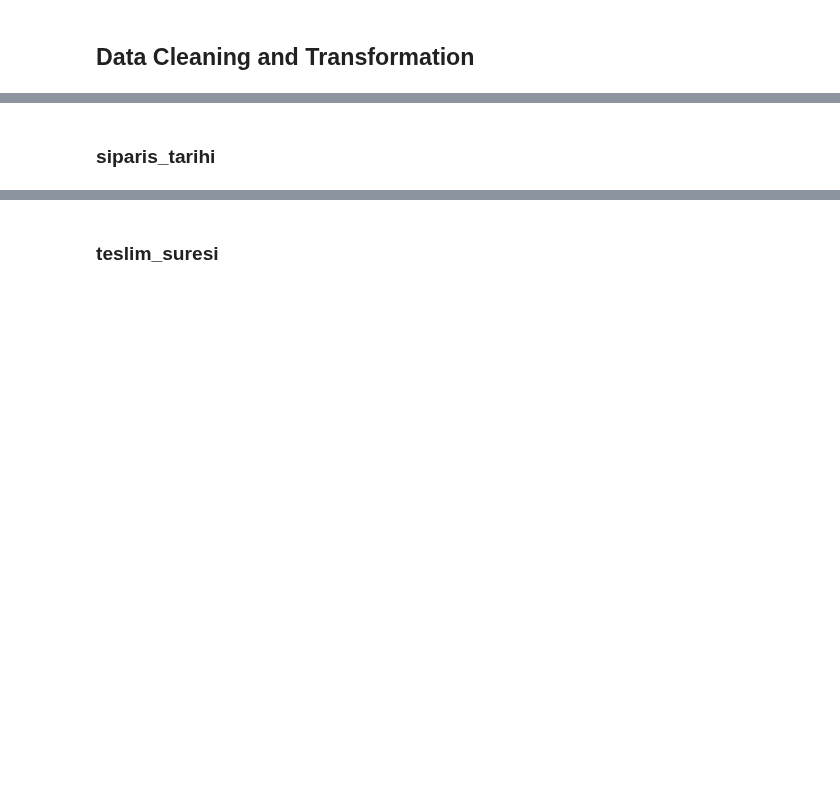
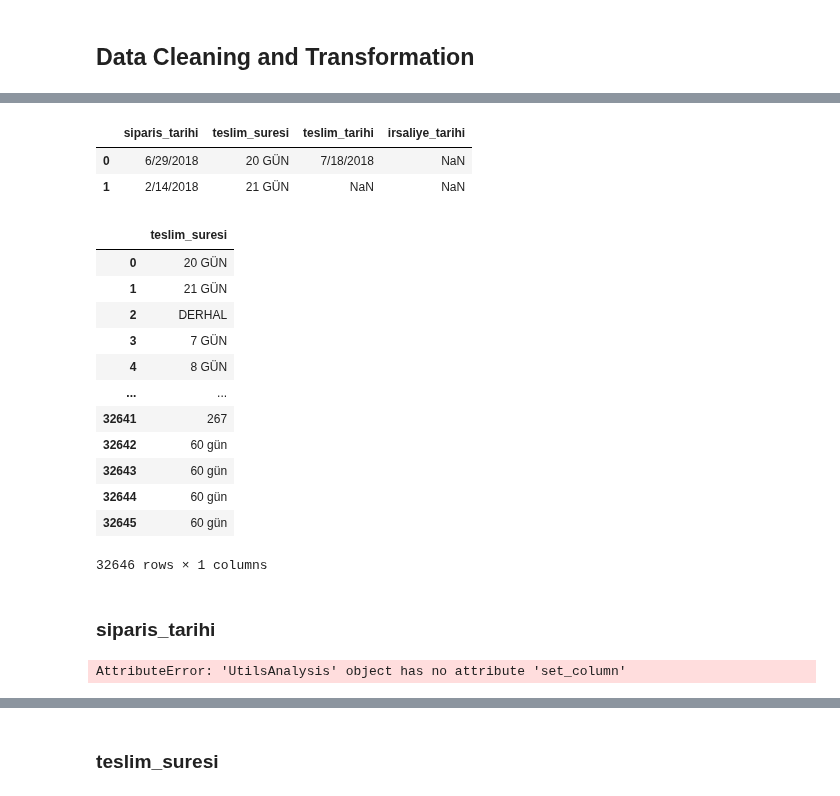
Before and after one commit to Duygu-Jones/LLM_Playground, a Jupyter notebook: 01_EDA/FEATURES/04_Siparis_Teslim_IrsaliyeDate_TeslimSure/Duygu/Duygu_EDA_NOTEBOOK.ipynb, the cells around one changed output, grey strips where cells are left out. Drawn from its saved outputs; the diff is of its cells as text; code cells hidden in the pictures; blank space fills up the shorter version.

```diff
--- a/01_EDA/FEATURES/04_Siparis_Teslim_IrsaliyeDate_TeslimSure/Duygu/Duygu_EDA_NOTEBOOK.ipynb
+++ b/01_EDA/FEATURES/04_Siparis_Teslim_IrsaliyeDate_TeslimSure/Duygu/Duygu_EDA_NOTEBOOK.ipynb
@@ -250,5 +323,32 @@ Eksik değerlerin sütun bazında dökümü aşağıda verilmiştir:
+# %%
+df_dates = pd.read_csv('date_columns.csv')
+df_dates.head(2)
+# %% [output]
+|  | siparis_tarihi | teslim_suresi | teslim_tarihi | irsaliye_tarihi |
+| 0 | 6/29/2018 | 20 GÜN | 7/18/2018 | NaN |
+| 1 | 2/14/2018 | 21 GÜN | NaN | NaN |
+# %%
+df_dates[['teslim_suresi']]
+# %% [output]
+|  | teslim_suresi |
+| 0 | 20 GÜN |
+| 1 | 21 GÜN |
+| 2 | DERHAL |
+| 3 | 7 GÜN |
+| 4 | 8 GÜN |
+| ... | ... |
+| 32641 | 267 |
+| 32642 | 60 gün |
+| 32643 | 60 gün |
+| 32644 | 60 gün |
+| 32645 | 60 gün |
+32646 rows × 1 columns
 # %% [markdown]
 ### siparis_tarihi
+# %%
+utils.gr
+# %% [output]
+AttributeError: 'UtilsAnalysis' object has no attribute 'set_column'
 # %%
 utils.find_non_numeric_values() #Sütun adı: siparis_tarihi
 # %% [output]
```
Also changed, not shown: parts of 27 cells of this notebook, 3 other files.
